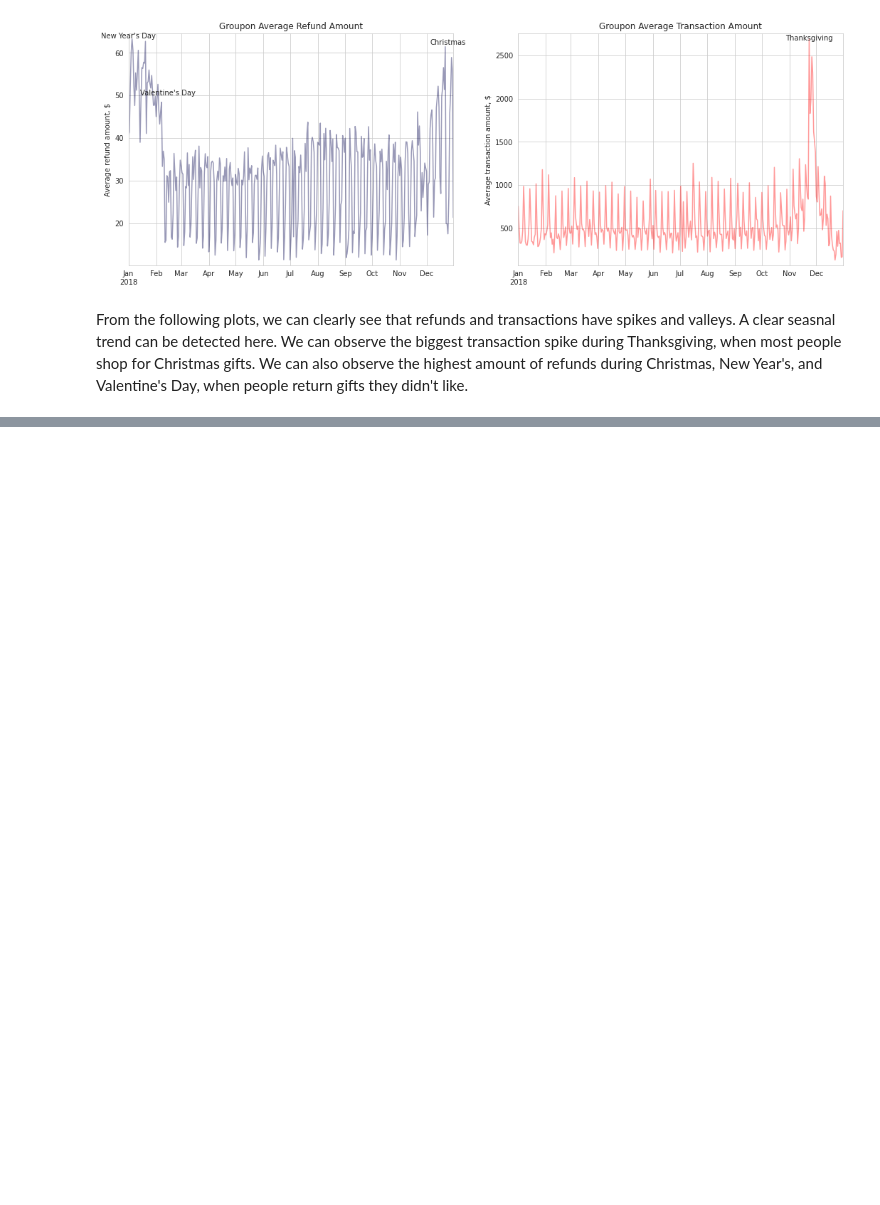
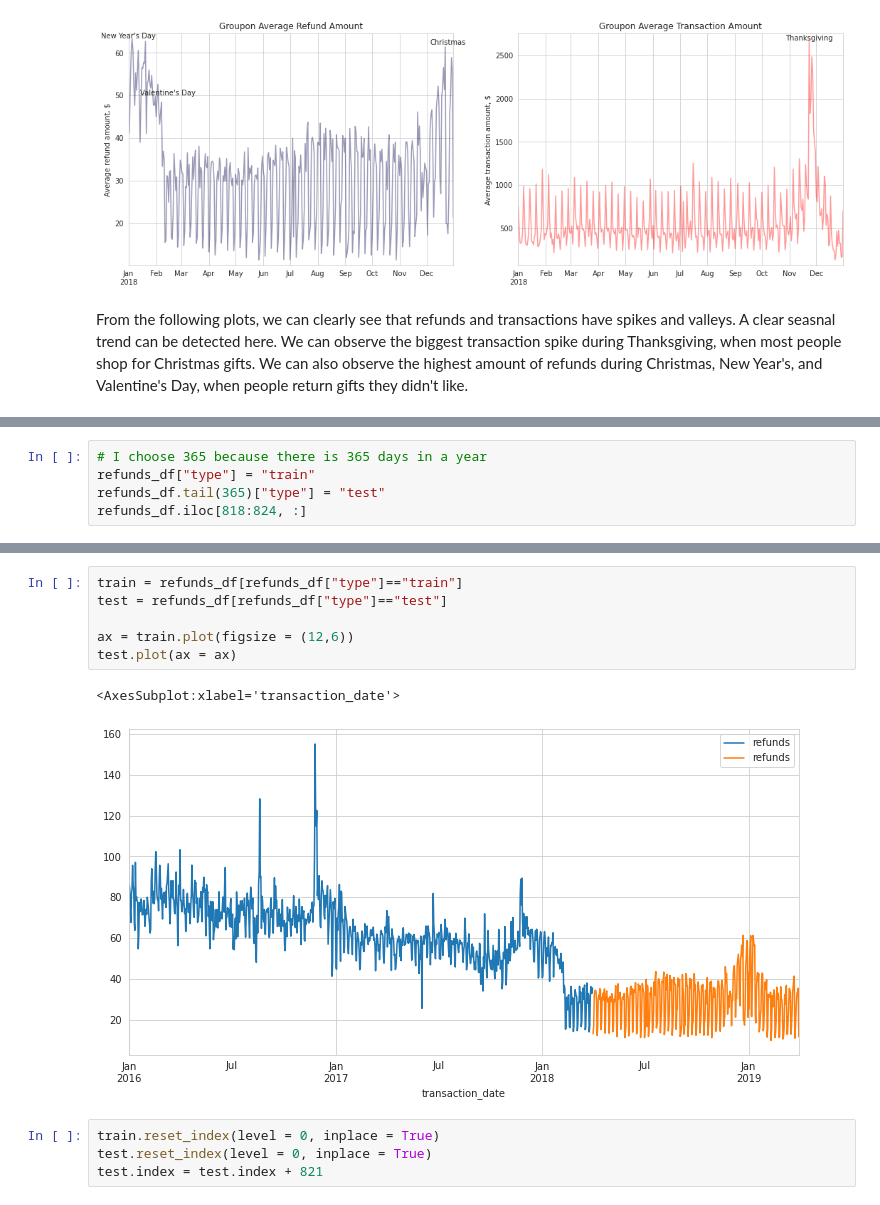
Before and after one commit to evgenia82/loyola-capstone-groupon, a Jupyter notebook: groupon_refunds_time_series.ipynb, the cells around one changed output, grey strips where cells are left out. Drawn from its saved outputs; the diff is of its cells as text; blank space fills up the shorter version.

```diff
--- a/groupon_refunds_time_series.ipynb
+++ b/groupon_refunds_time_series.ipynb
@@ -140,0 +141,5 @@ refunds_df.plot(figsize = (12,6))
+# %%
+# I choose 365 because there is 365 days in a year
+refunds_df["type"] = "train"
+refunds_df.tail(365)["type"] = "test"
+refunds_df.iloc[818:824, :]
@@ -140,0 +155,13 @@ refunds_df.plot(figsize = (12,6))
+# %%
+train = refunds_df[refunds_df["type"]=="train"]
+test = refunds_df[refunds_df["type"]=="test"]
+
+ax = train.plot(figsize = (12,6))
+test.plot(ax = ax)
+# %% [output]
+<AxesSubplot:xlabel='transaction_date'>
+[figure, added]
+# %%
+train.reset_index(level = 0, inplace = True)
+test.reset_index(level = 0, inplace = True)
+test.index = test.index + 821
```
Also changed, not shown: parts of 13 cells of this notebook.
